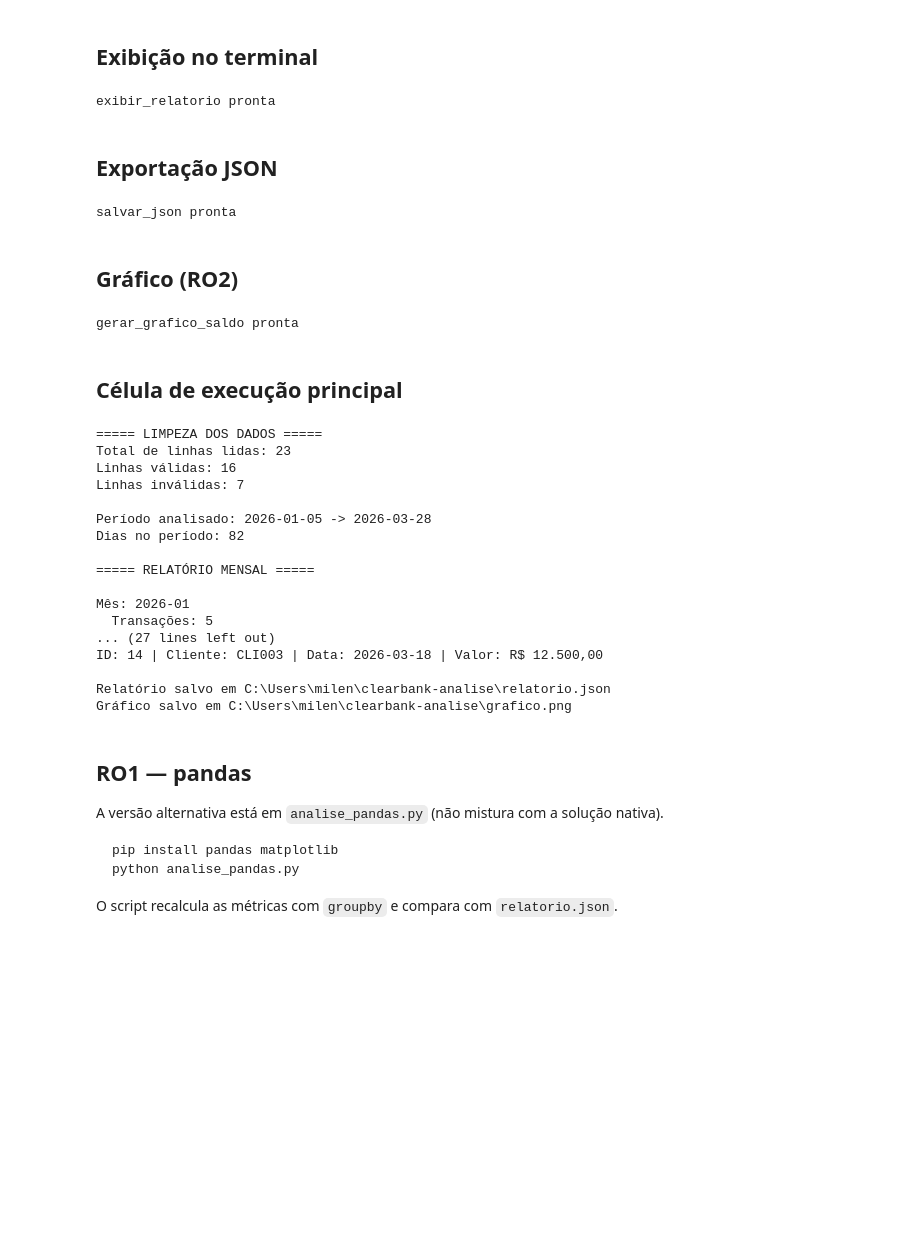
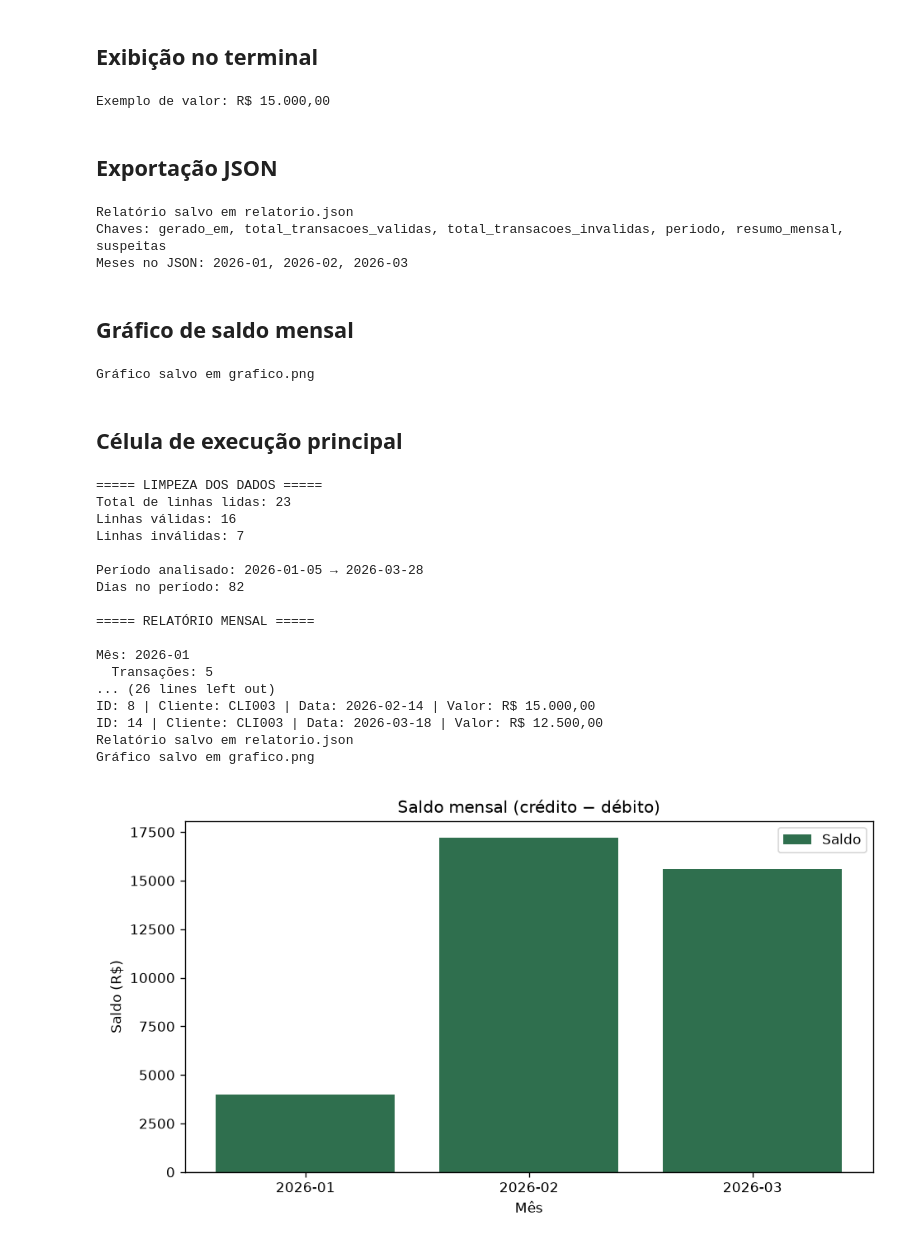
Before and after one commit to DanchSk/clearbank-analise, a Jupyter notebook: desafio-final.ipynb, the cells around one changed output. Saved outputs shown, nothing was run; the diff lists cells and outputs as text; code cells hidden in the pictures; blank space fills up the shorter version.

````diff
--- a/desafio-final.ipynb
+++ b/desafio-final.ipynb
@@ -166,14 +248,14 @@ def exibir_relatorio(
     total_invalidas: int,
     relatorio: dict,
 ) -> None:
-    """Imprime o relatório formatado no terminal."""
+    """Imprime limpeza, período, métricas mensais e suspeitas."""
     periodo = relatorio["periodo"]
     print("===== LIMPEZA DOS DADOS =====")
     print(f"Total de linhas lidas: {total_lidas}")
     print(f"Linhas válidas: {total_validas}")
     print(f"Linhas inválidas: {total_invalidas}")
     print()
-    print(f"Período analisado: {periodo['inicio']} -> {periodo['fim']}")
+    print(f"Período analisado: {periodo['inicio']} → {periodo['fim']}")
     print(f"Dias no período: {periodo['dias']}")
     print()
     print("===== RELATÓRIO MENSAL =====")
@@ -190,17 +272,17 @@ def exibir_relatorio(
     print("\n===== TRANSAÇÕES SUSPEITAS =====")
     if not relatorio["suspeitas"]:
         print("Nenhuma transação suspeita encontrada.")
-    else:
-        for s in relatorio["suspeitas"]:
-            print(
-                f"ID: {s['id']} | Cliente: {s['cliente_id']} | "
-                f"Data: {s['data']} | Valor: {formatar_brl(s['valor'])}"
-            )
+        return
+    for s in relatorio["suspeitas"]:
+        print(
+            f"ID: {s['id']} | Cliente: {s['cliente_id']} | "
+            f"Data: {s['data']} | Valor: {formatar_brl(s['valor'])}"
+        )
 
 
-print("exibir_relatorio pronta")
+print("Exemplo de valor:", formatar_brl(15000))
 # %% [output]
-exibir_relatorio pronta
+Exemplo de valor: R$ 15.000,00
 # %% [markdown]
 ## Exportação JSON
 # %%
@@ -210,7 +292,7 @@ def salvar_json(
     relatorio: dict,
     caminho: str = "relatorio.json",
 ) -> None:
-    """Exporta o relatório em JSON."""
+    """Grava o relatório em relatorio.json."""
     payload = {
         "gerado_em": date.today().isoformat(),
         "total_transacoes_validas": total_validas,
@@ -224,34 +306,41 @@ def salvar_json(
     print(f"Relatório salvo em {caminho}")
 
 
-print("salvar_json pronta")
+salvar_json(len(_validas), len(_amostra) - len(_validas), _relatorio)
+with open("relatorio.json", encoding="utf-8") as _arquivo:
+    _checagem = json.load(_arquivo)
+print("Chaves:", ", ".join(_checagem))
+print("Meses no JSON:", ", ".join(_checagem["resumo_mensal"]))
 # %% [output]
-salvar_json pronta
+Relatório salvo em relatorio.json
+Chaves: gerado_em, total_transacoes_validas, total_transacoes_invalidas, periodo, resumo_mensal, suspeitas
+Meses no JSON: 2026-01, 2026-02, 2026-03
 # %% [markdown]
-## Gráfico (RO2)
+## Gráfico de saldo mensal
 # %%
 def gerar_grafico_saldo(resumo_mensal: dict, caminho: str = "grafico.png") -> None:
-    """RO2 — gráfico de barras com saldo mensal."""
+    """Barras do saldo mensal (crédito − débito)."""
     import matplotlib.pyplot as plt
 
     meses = list(resumo_mensal.keys())
     saldos = [resumo_mensal[m]["saldo"] for m in meses]
 
     fig, ax = plt.subplots(figsize=(8, 4.5))
-    ax.bar(meses, saldos, color="#2F6F4E")
+    ax.bar(meses, saldos, color="#2F6F4E", label="Saldo")
     ax.set_title("Saldo mensal (crédito − débito)")
     ax.set_xlabel("Mês")
     ax.set_ylabel("Saldo (R$)")
     ax.axhline(0, color="#333333", linewidth=0.8)
+    ax.legend()
     fig.tight_layout()
     fig.savefig(caminho, dpi=120)
     plt.close(fig)
     print(f"Gráfico salvo em {caminho}")
 
 
-print("gerar_grafico_saldo pronta")
+gerar_grafico_saldo(_relatorio["resumo_mensal"])
 # %% [output]
-gerar_grafico_saldo pronta
+Gráfico salvo em grafico.png
 # %% [markdown]
 ## Célula de execução principal
 # %%
@@ -266,46 +355,38 @@ for linha in brutas:
 
 total_validas = len(validas)
 total_invalidas = total_lidas - total_validas
 
 if total_lidas == 0:
     print("Sem dados para processar.")
 elif total_validas == 0:
     print("===== LIMPEZA DOS DADOS =====")
     print(f"Total de linhas lidas: {total_lidas}")
     print(f"Linhas válidas: {total_validas}")
     print(f"Linhas inválidas: {total_invalidas}")
     print("Nenhuma transação válida para gerar relatório.")
 else:
     relatorio = gerar_relatorio(validas)
     exibir_relatorio(total_lidas, total_validas, total_invalidas, relatorio)
     salvar_json(total_validas, total_invalidas, relatorio)
     gerar_grafico_saldo(relatorio["resumo_mensal"])
+    from IPython.display import Image, display
+    display(Image(filename="grafico.png"))
 # %% [output]
 ===== LIMPEZA DOS DADOS =====
 Total de linhas lidas: 23
 Linhas válidas: 16
 Linhas inválidas: 7
 
-Período analisado: 2026-01-05 -> 2026-03-28
+Período analisado: 2026-01-05 → 2026-03-28
 Dias no período: 82
 
 ===== RELATÓRIO MENSAL =====
 
 Mês: 2026-01
   Transações: 5
-... (27 lines left out)
+... (26 lines left out)
+ID: 8 | Cliente: CLI003 | Data: 2026-02-14 | Valor: R$ 15.000,00
 ID: 14 | Cliente: CLI003 | Data: 2026-03-18 | Valor: R$ 12.500,00
-
-Relatório salvo em C:\Users\milen\clearbank-analise\relatorio.json
-Gráfico salvo em C:\Users\milen\clearbank-analise\grafico.png
+Relatório salvo em relatorio.json
+Gráfico salvo em grafico.png
+[figure, added]
-# %% [markdown]
-## RO1 — pandas
-
-A versão alternativa está em `analise_pandas.py` (não mistura com a solução nativa).
-
-```bash
-pip install pandas matplotlib
-python analise_pandas.py
-```
-
-O script recalcula as métricas com `groupby` e compara com `relatorio.json`.
````
Also changed, not shown: parts of 10 cells of this notebook, 3 other files.
